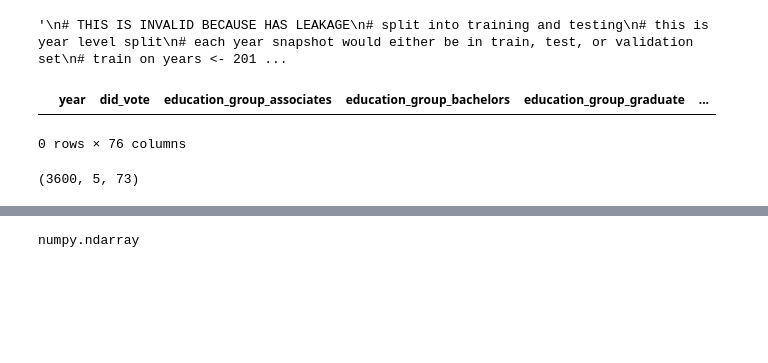
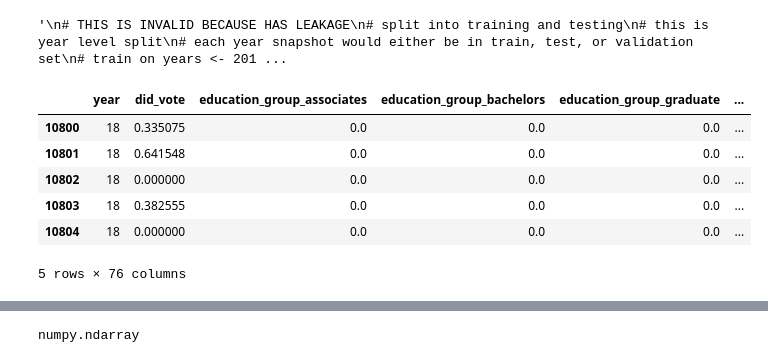
Before and after one commit to ecw70574/US-Census-Voting-and-Registration-DSCI-Capstone-Project, a Jupyter notebook: LSTM-pipeline-and-training.ipynb, the cells around one changed output, grey strips where cells are left out. Drawn from its saved outputs; the diff is of its cells as text; code cells hidden in the pictures; blank space fills up the shorter version.

```diff
--- a/LSTM-pipeline-and-training.ipynb
+++ b/LSTM-pipeline-and-training.ipynb
@@ -93,3 +90,0 @@ dtype: int64
-# %%
-# drop weights now that we are done with them?
-all_normalized = all_normalized.drop(columns=["weight"])
@@ -183,0 +222,3 @@ model_data.head()
+# %%
+# drop weights now that we are done with them?
+model_data = model_data.drop(columns=["weight"])
@@ -234,11 +356,12 @@ test_data  = model_data[model_data["year"] == 24] # for testing performance on u
 # %% [output]
 '\n# THIS IS INVALID BECAUSE HAS LEAKAGE\n# split into training and testing\n# this is year level split\n# each year snapshot would either be in train, test, or validation set\n# train on years <- 201 ...
 # %%
-model_data[model_data["year"] == 2018].head()
+model_data[model_data["year"] == 18].head()
 # %% [output]
 |  | year | did_vote | education_group_associates | education_group_bachelors | education_group_graduate | ... |
+| 10800 | 18 | 0.335075 | 0.0 | 0.0 | 0.0 | ... |
+| 10801 | 18 | 0.641548 | 0.0 | 0.0 | 0.0 | ... |
+| 10802 | 18 | 0.000000 | 0.0 | 0.0 | 0.0 | ... |
+| 10803 | 18 | 0.382555 | 0.0 | 0.0 | 0.0 | ... |
+| 10804 | 18 | 0.000000 | 0.0 | 0.0 | 0.0 | ... |
-0 rows × 76 columns
+5 rows × 76 columns
-# %%
-print(X_train.shape)
-# %% [output]
-(3600, 5, 73)
```
Also changed, not shown: parts of 18 cells of this notebook, 1 other file.
